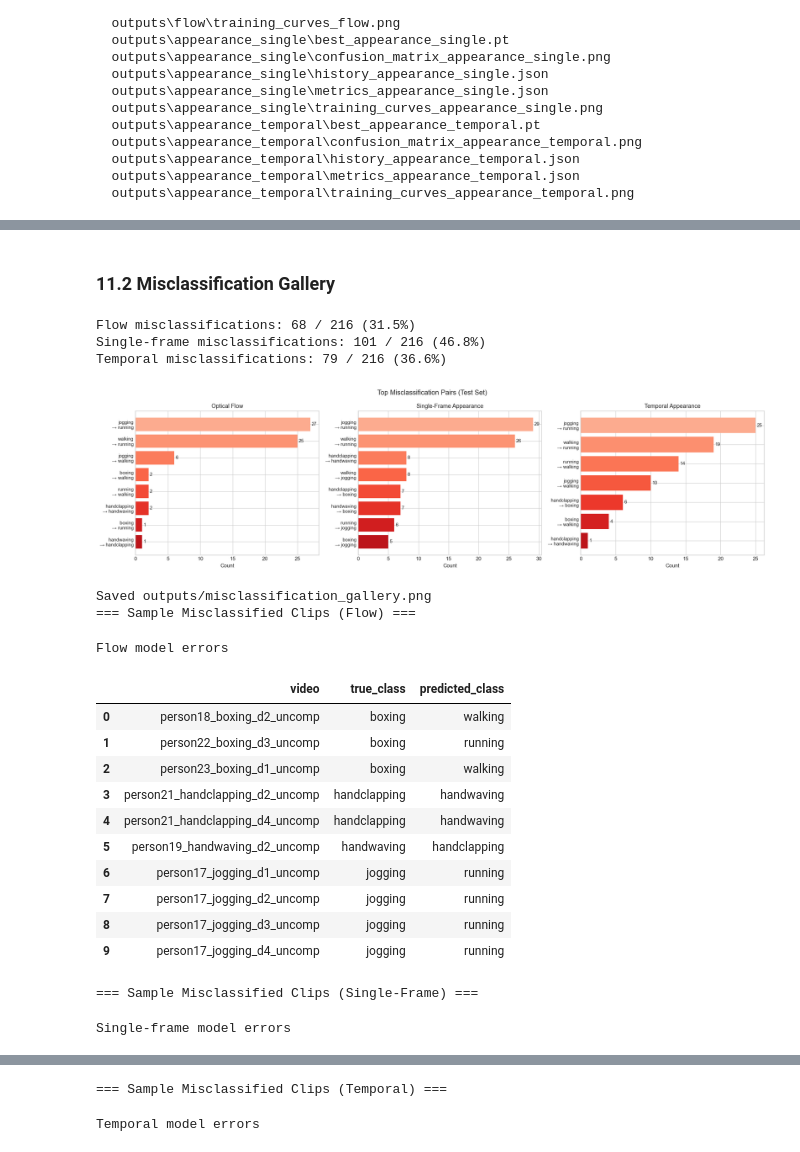
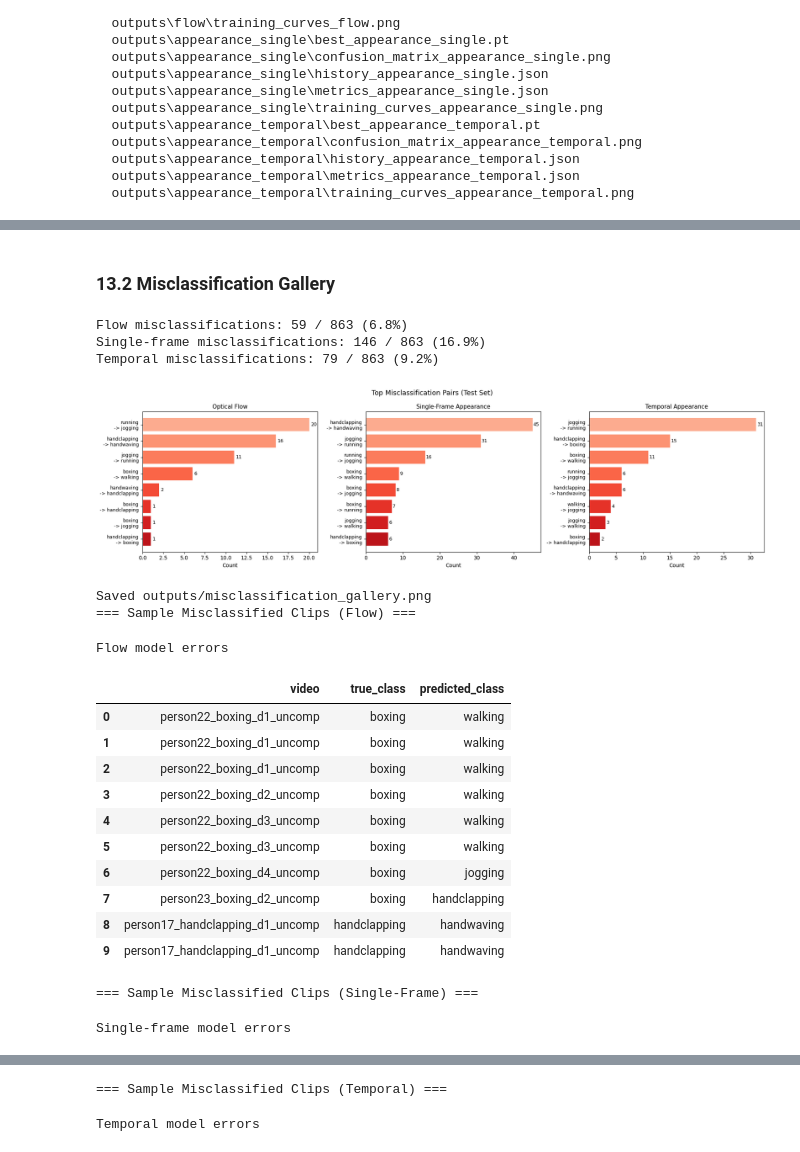
Before and after one commit to amahdi4/ActionFlow, a Jupyter notebook: ActionFlow.ipynb, the cells around one changed output, grey strips where cells are left out. Cells and saved outputs as stored; diff of their text form; code cells hidden in the pictures.

```diff
--- a/ActionFlow.ipynb
+++ b/ActionFlow.ipynb
@@ -660,9 +880,9 @@ seed_everything(config.seed)
 appearance_single_config = replace(config, mode="appearance_single", output_dir=Path("outputs/appearance_single"))
 appearance_single_config.output_dir.mkdir(parents=True, exist_ok=True)
 
-appearance_single_train_ds = RGBClipDataset(frame_train_dirs, frame_train_labels, appearance_single_config, train=True)
-appearance_single_val_ds = RGBClipDataset(frame_val_dirs, frame_val_labels, appearance_single_config, train=False)
-appearance_single_test_ds = RGBClipDataset(frame_test_dirs, frame_test_labels, appearance_single_config, train=False)
+appearance_single_train_ds = RGBClipDataset(frame_train_sub_dirs, frame_train_sub_labels, appearance_single_config, train=True, subsequence_bounds=frame_train_sub_bounds)
+appearance_single_val_ds = RGBClipDataset(frame_val_sub_dirs, frame_val_sub_labels, appearance_single_config, train=False, subsequence_bounds=frame_val_sub_bounds)
+appearance_single_test_ds = RGBClipDataset(frame_test_sub_dirs, frame_test_sub_labels, appearance_single_config, train=False, subsequence_bounds=frame_test_sub_bounds)
 
 appearance_single_train_loader = build_loader(appearance_single_train_ds, appearance_single_config, shuffle=True)
 appearance_single_val_loader = build_loader(appearance_single_val_ds, appearance_single_config, shuffle=False)
@@ -781,9 +1011,9 @@ seed_everything(config.seed)
 appearance_temporal_config = replace(config, mode="appearance_temporal", output_dir=Path("outputs/appearance_temporal"))
 appearance_temporal_config.output_dir.mkdir(parents=True, exist_ok=True)
 
-appearance_temporal_train_ds = TemporalAppearanceClipDataset(frame_train_dirs, frame_train_labels, appearance_temporal_config, train=True)
-appearance_temporal_val_ds = TemporalAppearanceClipDataset(frame_val_dirs, frame_val_labels, appearance_temporal_config, train=False)
-appearance_temporal_test_ds = TemporalAppearanceClipDataset(frame_test_dirs, frame_test_labels, appearance_temporal_config, train=False)
+appearance_temporal_train_ds = TemporalAppearanceClipDataset(frame_train_sub_dirs, frame_train_sub_labels, appearance_temporal_config, train=True, subsequence_bounds=frame_train_sub_bounds)
+appearance_temporal_val_ds = TemporalAppearanceClipDataset(frame_val_sub_dirs, frame_val_sub_labels, appearance_temporal_config, train=False, subsequence_bounds=frame_val_sub_bounds)
+appearance_temporal_test_ds = TemporalAppearanceClipDataset(frame_test_sub_dirs, frame_test_sub_labels, appearance_temporal_config, train=False, subsequence_bounds=frame_test_sub_bounds)
 
 appearance_temporal_train_loader = build_loader(appearance_temporal_train_ds, appearance_temporal_config, shuffle=True)
 appearance_temporal_val_loader = build_loader(appearance_temporal_val_ds, appearance_temporal_config, shuffle=False)
@@ -1042,0 +1408,20 @@ Saved outputs/comparison.json
+# %%
+# Multi-clip per-class F1
+mc_per_class = pd.DataFrame({
+    "Class": list(config.class_names),
+    "Flow F1 (multi-clip)": [flow_mc_report[cn]["f1-score"] for cn in config.class_names],
+    "Single-Frame F1 (multi-clip)": [app_single_mc_report[cn]["f1-score"] for cn in config.class_names],
+    "Temporal F1 (multi-clip)": [app_temporal_mc_report[cn]["f1-score"] for cn in config.class_names],
+}).round(3)
+print("=== Multi-Clip Per-Class F1 ===")
+display(mc_per_class.style.set_caption("Per-class F1 with multi-clip evaluation"))
+
+multi_clip_payload = {
+    "num_clips": NUM_EVAL_CLIPS,
+    "flow": {"accuracy": flow_mc_acc, "macro_f1": float(flow_mc_report["macro avg"]["f1-score"])},
+    "appearance_single": {"accuracy": app_single_mc_acc, "macro_f1": float(app_single_mc_report["macro avg"]["f1-score"])},
+    "appearance_temporal": {"accuracy": app_temporal_mc_acc, "macro_f1": float(app_temporal_mc_report["macro avg"]["f1-score"])},
+}
+with open("outputs/multi_clip_metrics.json", "w", encoding="utf-8") as handle:
+    json.dump(multi_clip_payload, handle, indent=2)
+print("Saved outputs/multi_clip_metrics.json")
@@ -1133,6 +1537,6 @@ Extracting temporal appearance features...
 Saved outputs/tsne_features.png
 # %% [markdown]
-### 11.2 Misclassification Gallery
+### 13.2 Misclassification Gallery
 # %%
 def get_predictions(model, loader, device):
     """Return predicted and true labels for all samples."""
@@ -1160,9 +1564,9 @@ def build_misclass_table(preds, trues, class_names, test_dirs):
             rows.append({"video": video_name, "true_class": class_names[true], "predicted_class": class_names[pred]})
     return pd.DataFrame(rows)
 
-flow_misclass = build_misclass_table(flow_preds, flow_trues, config.class_names, flow_test_dirs)
-app_single_misclass = build_misclass_table(app_single_preds, app_single_trues, config.class_names, frame_test_dirs)
-app_temporal_misclass = build_misclass_table(app_temporal_preds, app_temporal_trues, config.class_names, frame_test_dirs)
+flow_misclass = build_misclass_table(flow_preds, flow_trues, config.class_names, flow_test_sub_dirs)
+app_single_misclass = build_misclass_table(app_single_preds, app_single_trues, config.class_names, frame_test_sub_dirs)
+app_temporal_misclass = build_misclass_table(app_temporal_preds, app_temporal_trues, config.class_names, frame_test_sub_dirs)
 
 # Display summary
 print(f"Flow misclassifications: {len(flow_misclass)} / {len(flow_trues)} ({100*len(flow_misclass)/len(flow_trues):.1f}%)")
@@ -1186,52 +1590,52 @@ for ax, name, df in zip(axes, model_names, misclass_dfs):
         ax.text(0.5, 0.5, "No misclassifications", ha="center", va="center", fontsize=12)
         ax.set_title(name)
         continue
     nl = chr(10)
-    pair_labels = [f"{r['true_class']}{nl}→ {r['predicted_class']}" for _, r in pairs.iterrows()]
+    pair_labels = [f"{r['true_class']}{nl}-> {r['predicted_class']}" for _, r in pairs.iterrows()]
     bars = ax.barh(range(len(pairs)), pairs["count"],
                    color=plt.cm.Reds(np.linspace(0.3, 0.8, len(pairs))))
     ax.set_yticks(range(len(pairs)))
     ax.set_yticklabels(pair_labels, fontsize=9)
     ax.set_xlabel("Count")
     ax.set_title(name, fontsize=11)
     ax.invert_yaxis()
     for bar, count in zip(bars, pairs["count"]):
         ax.text(bar.get_width() + 0.2, bar.get_y() + bar.get_height()/2,
                 str(count), va="center", fontsize=9)
 
 fig.suptitle("Top Misclassification Pairs (Test Set)", fontsize=13)
 fig.tight_layout()
 fig.savefig("outputs/misclassification_gallery.png", dpi=150, bbox_inches="tight")
 display(fig)
 plt.close(fig)
 print("Saved outputs/misclassification_gallery.png")
 
 # Show sample misclassified videos
 print("=== Sample Misclassified Clips (Flow) ===")
 display(flow_misclass.head(10).style.set_caption("Flow model errors"))
 print("=== Sample Misclassified Clips (Single-Frame) ===")
 display(app_single_misclass.head(10).style.set_caption("Single-frame model errors"))
 print("=== Sample Misclassified Clips (Temporal) ===")
 display(app_temporal_misclass.head(10).style.set_caption("Temporal model errors"))
 # %% [output]
-Flow misclassifications: 68 / 216 (31.5%)
-Single-frame misclassifications: 101 / 216 (46.8%)
-Temporal misclassifications: 79 / 216 (36.6%)
+Flow misclassifications: 59 / 863 (6.8%)
+Single-frame misclassifications: 146 / 863 (16.9%)
+Temporal misclassifications: 79 / 863 (9.2%)
-[figure, old version]
+[figure, new version]
 Saved outputs/misclassification_gallery.png
 === Sample Misclassified Clips (Flow) ===
 Flow model errors
 |  | video | true_class | predicted_class |
-| 0 | person18_boxing_d2_uncomp | boxing | walking |
-| 1 | person22_boxing_d3_uncomp | boxing | running |
-| 2 | person23_boxing_d1_uncomp | boxing | walking |
-| 3 | person21_handclapping_d2_uncomp | handclapping | handwaving |
-| 4 | person21_handclapping_d4_uncomp | handclapping | handwaving |
-| 5 | person19_handwaving_d2_uncomp | handwaving | handclapping |
-| 6 | person17_jogging_d1_uncomp | jogging | running |
-| 7 | person17_jogging_d2_uncomp | jogging | running |
-| 8 | person17_jogging_d3_uncomp | jogging | running |
-| 9 | person17_jogging_d4_uncomp | jogging | running |
+| 0 | person22_boxing_d1_uncomp | boxing | walking |
+| 1 | person22_boxing_d1_uncomp | boxing | walking |
+| 2 | person22_boxing_d1_uncomp | boxing | walking |
+| 3 | person22_boxing_d2_uncomp | boxing | walking |
+| 4 | person22_boxing_d3_uncomp | boxing | walking |
+| 5 | person22_boxing_d3_uncomp | boxing | walking |
+| 6 | person22_boxing_d4_uncomp | boxing | jogging |
+| 7 | person23_boxing_d2_uncomp | boxing | handclapping |
+| 8 | person17_handclapping_d1_uncomp | handclapping | handwaving |
+| 9 | person17_handclapping_d1_uncomp | handclapping | handwaving |
 === Sample Misclassified Clips (Single-Frame) ===
 Single-frame model errors
 |  | video | true_class | predicted_class |
```
Also changed, not shown: parts of 50 cells of this notebook, 6 other files.
